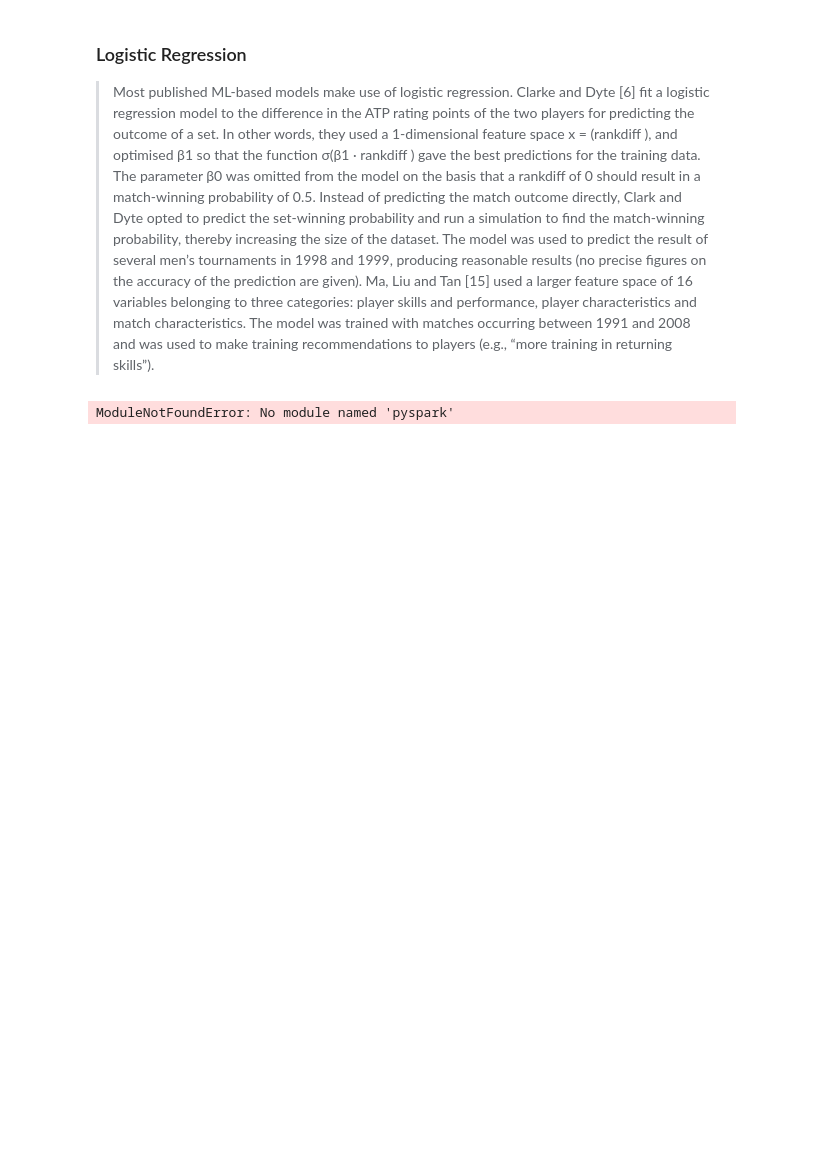
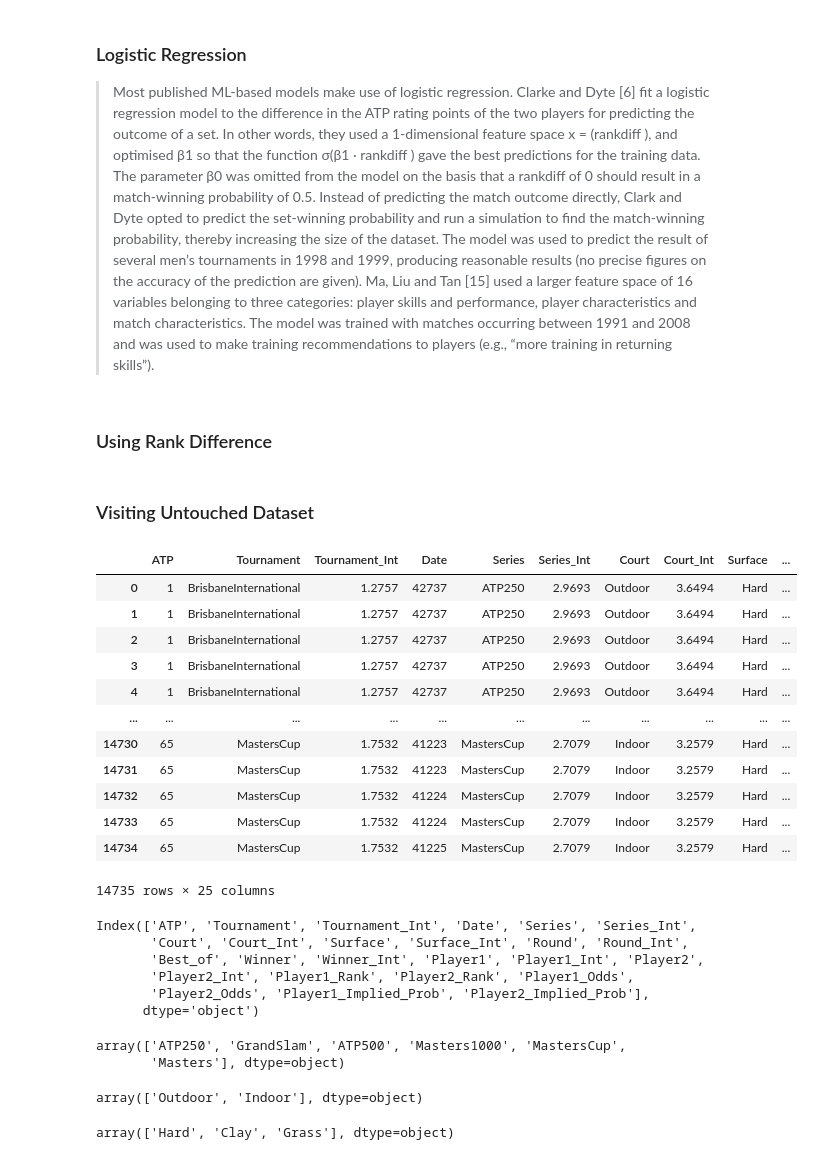
Before and after one commit to kevjiang64/SOEN471, a Jupyter notebook: Logistic Regression.ipynb, the cells around one changed output. Drawn from its saved outputs; the diff is of its cells as text; code cells hidden in the pictures; blank space fills up the shorter version.

Commit message:
finish logistic regression rank difference

```diff
--- a/Logistic Regression.ipynb
+++ b/Logistic Regression.ipynb
@@ -13,19 +13,5 @@ Ma, Liu and Tan [15] used a larger feature space of 16 variables belonging to th
 skills and performance, player characteristics and match characteristics. The model was trained with
 matches occurring between 1991 and 2008 and was used to make training recommendations to players
 (e.g., “more training in returning skills”).
-# %%
-# Init
-from pyspark.sql import SparkSession
-from pyspark.sql.functions import col, expr, when, lit, sum, avg, max
-
-spark = SparkSession \
-        .builder \
-        .appName("Python Spark SQL basic example") \
-        .config("spark.some.config.option", "some-value") \
-        .getOrCreate()
-
-def init_df():
-    return spark.read \
-        .csv("./dataset/all_matches.csv", header=True)
-# %% [output]
-ModuleNotFoundError: No module named 'pyspark'
+# %% [markdown]
+### Using Rank Difference
@@ -31,0 +23,41 @@ ModuleNotFoundError: No module named 'pyspark'
+# %% [markdown]
+### Visiting Untouched Dataset
+# %%
+all_ATP_matches = panda.read_csv("./dataset/ATP_matches.csv", engine='python')
+all_ATP_matches
+# %% [output]
+|  | ATP | Tournament | Tournament_Int | Date | Series | Series_Int | Court | Court_Int | Surface | ... |
+| 0 | 1 | BrisbaneInternational | 1.2757 | 42737 | ATP250 | 2.9693 | Outdoor | 3.6494 | Hard | ... |
+| 1 | 1 | BrisbaneInternational | 1.2757 | 42737 | ATP250 | 2.9693 | Outdoor | 3.6494 | Hard | ... |
+| 2 | 1 | BrisbaneInternational | 1.2757 | 42737 | ATP250 | 2.9693 | Outdoor | 3.6494 | Hard | ... |
+| 3 | 1 | BrisbaneInternational | 1.2757 | 42737 | ATP250 | 2.9693 | Outdoor | 3.6494 | Hard | ... |
+| 4 | 1 | BrisbaneInternational | 1.2757 | 42737 | ATP250 | 2.9693 | Outdoor | 3.6494 | Hard | ... |
+| ... | ... | ... | ... | ... | ... | ... | ... | ... | ... | ... |
+| 14730 | 65 | MastersCup | 1.7532 | 41223 | MastersCup | 2.7079 | Indoor | 3.2579 | Hard | ... |
+| 14731 | 65 | MastersCup | 1.7532 | 41223 | MastersCup | 2.7079 | Indoor | 3.2579 | Hard | ... |
+| 14732 | 65 | MastersCup | 1.7532 | 41224 | MastersCup | 2.7079 | Indoor | 3.2579 | Hard | ... |
+| 14733 | 65 | MastersCup | 1.7532 | 41224 | MastersCup | 2.7079 | Indoor | 3.2579 | Hard | ... |
+| 14734 | 65 | MastersCup | 1.7532 | 41225 | MastersCup | 2.7079 | Indoor | 3.2579 | Hard | ... |
+14735 rows × 25 columns
+# %%
+all_ATP_matches.columns
+# %% [output]
+Index(['ATP', 'Tournament', 'Tournament_Int', 'Date', 'Series', 'Series_Int',
+       'Court', 'Court_Int', 'Surface', 'Surface_Int', 'Round', 'Round_Int',
+       'Best_of', 'Winner', 'Winner_Int', 'Player1', 'Player1_Int', 'Player2',
+       'Player2_Int', 'Player1_Rank', 'Player2_Rank', 'Player1_Odds',
+       'Player2_Odds', 'Player1_Implied_Prob', 'Player2_Implied_Prob'],
+      dtype='object')
+# %%
+all_ATP_matches.Series.unique()
+# %% [output]
+array(['ATP250', 'GrandSlam', 'ATP500', 'Masters1000', 'MastersCup',
+       'Masters'], dtype=object)
+# %%
+all_ATP_matches.Court.unique()
+# %% [output]
+array(['Outdoor', 'Indoor'], dtype=object)
+# %%
+all_ATP_matches.Surface.unique()
+# %% [output]
+array(['Hard', 'Clay', 'Grass'], dtype=object)
```
Also changed, not shown: parts of 35 cells of this notebook, 1 other file.
